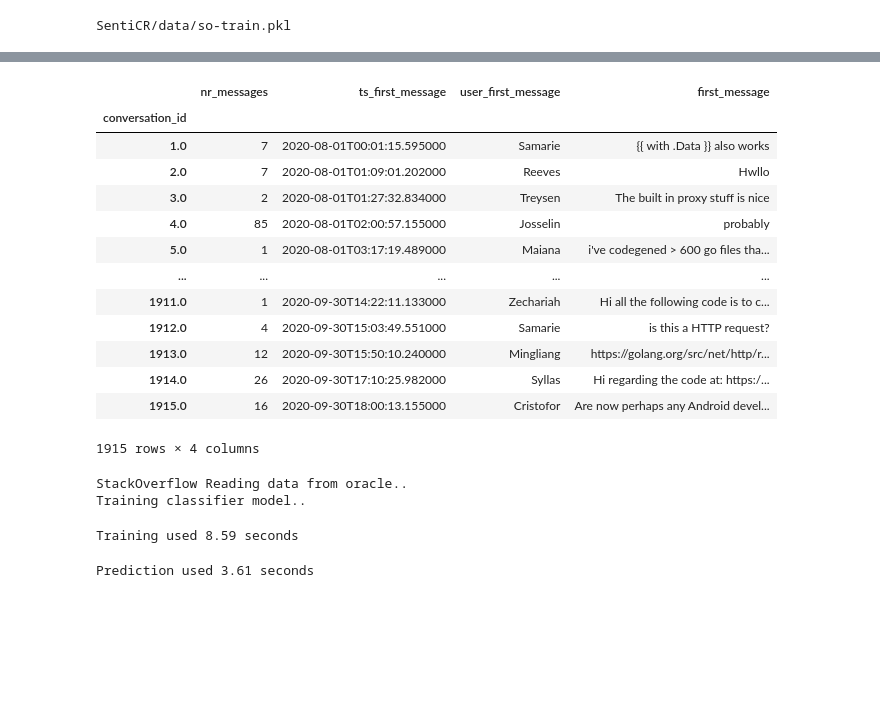
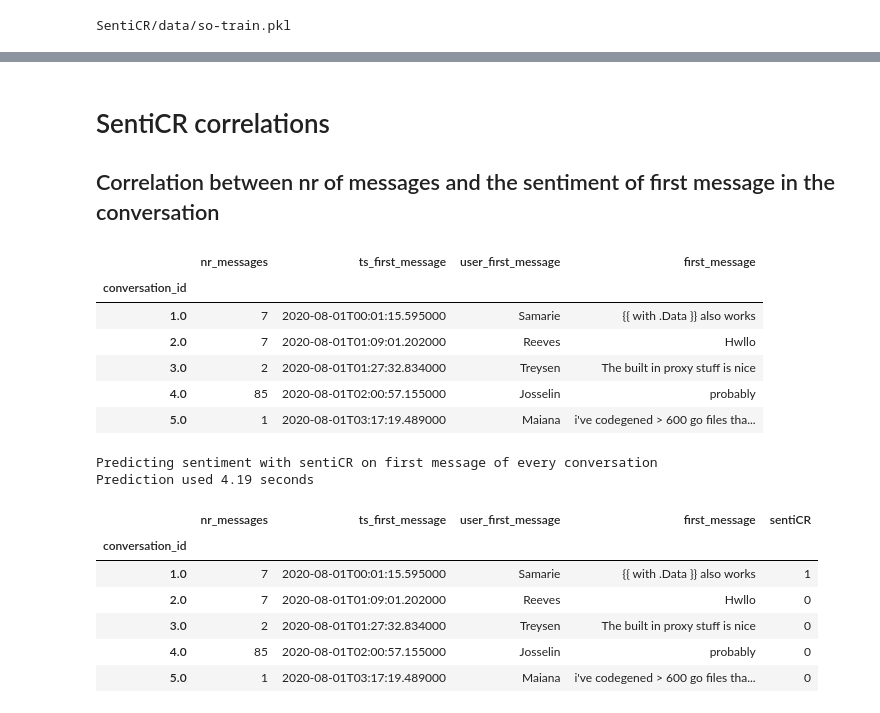
Before and after one commit to Tomgroot/empiricalSE, a Jupyter notebook: SentiScore.ipynb, the cells around one changed output, grey strips where cells are left out. Drawn from its saved outputs; the diff is of its cells as text; code cells hidden in the pictures; blank space fills up the shorter version.

Commit message:
Add sentiment 4SD model and clean up notebook

```diff
--- a/SentiScore.ipynb
+++ b/SentiScore.ipynb
@@ -6,4 +8,4 @@ SentiCR/data/so-train.pkl
 # %%
-df_original = pandas.read_xml('test.xml')
+df_original = pd.read_xml('test.xml')
 # %%
 df = df_original[4:].drop(['team_domain', 'channel_name', 'start_date', 'end_date'], axis=1)
@@ -25,0 +49,6 @@ df[df['conversation_id'] == 4.0]
+# %%
+df_senti4SD = df.copy()
+df_senti4SD = df_senti4SD.drop(['ts', 'conversation_id', 'user'], axis=1).rename(columns={"text": "Text"})
+df.index.name = 'ID'
+df_senti4SD.to_csv('df_senti4SD.csv',sep=';')
+df_senti4SD.head()
@@ -44,26 +91,17 @@ response_df
+# %% [markdown]
+# SentiCR correlations
+##  Correlation between nr of messages and the sentiment of first message in the conversation
 # %%
 first_message_df = df.sort_values(by=['ts']).groupby("conversation_id").first()
-count_and_text_df = response_df.join(first_message_df).rename(columns={"text": "first_message", "user": "user_first_message", "ts": "ts_first_message"})
+count_and_text_df = response_df.join(first_message_df)\
+.rename(columns={"text": "first_message", "user": "user_first_message", "ts": "ts_first_message"})
 # %%
-count_and_text_df
+count_and_text_df.head()
 # %% [output]
 |  | nr_messages | ts_first_message | user_first_message | first_message |
 | conversation_id |  |  |  |  |
 | 1.0 | 7 | 2020-08-01T00:01:15.595000 | Samarie | {{ with .Data }} also works |
 | 2.0 | 7 | 2020-08-01T01:09:01.202000 | Reeves | Hwllo |
 | 3.0 | 2 | 2020-08-01T01:27:32.834000 | Treysen | The built in proxy stuff is nice |
 | 4.0 | 85 | 2020-08-01T02:00:57.155000 | Josselin | probably |
 | 5.0 | 1 | 2020-08-01T03:17:19.489000 | Maiana | i've codegened > 600 go files tha... |
-| ... | ... | ... | ... | ... |
-| 1911.0 | 1 | 2020-09-30T14:22:11.133000 | Zechariah | Hi all the following code is to c... |
-| 1912.0 | 4 | 2020-09-30T15:03:49.551000 | Samarie | is this a HTTP request? |
-| 1913.0 | 12 | 2020-09-30T15:50:10.240000 | Mingliang | https://golang.org/src/net/http/r... |
-| 1914.0 | 26 | 2020-09-30T17:10:25.982000 | Syllas | Hi regarding the code at: https:/... |
-| 1915.0 | 16 | 2020-09-30T18:00:13.155000 | Cristofor | Are now perhaps any Android devel... |
-1915 rows × 4 columns
-# %%
-sentiment_analyzer=SentiCR()
-# %% [output]
-StackOverflow Reading data from oracle..
-Training classifier model..
-Training used 8.59 seconds
@@ -85,9 +108,20 @@ def predict_sentiCR(df):
-# %%
-predictions = predict_sentiCR(count_and_text_df)
-# %% [output]
-Prediction used 3.61 seconds
 # %%
+print("Predicting sentiment with sentiCR on first message of every conversation")
+predictions = predict_sentiCR(count_and_text_df)
 def Extract(lst):
     return [item[0] for item in lst]
 df_with_sentiment = count_and_text_df.copy()
 df_with_sentiment['sentiCR'] = Extract(predictions)
+# Replace 2 with -1 as 2 is negative according to this model
+df_with_sentiment['sentiCR'] = df_with_sentiment['sentiCR'].replace({2: -1})
+df_with_sentiment.head()
+# %% [output]
+Predicting sentiment with sentiCR on first message of every conversation
+Prediction used 4.19 seconds
+|  | nr_messages | ts_first_message | user_first_message | first_message | sentiCR |
+| conversation_id |  |  |  |  |  |
+| 1.0 | 7 | 2020-08-01T00:01:15.595000 | Samarie | {{ with .Data }} also works | 1 |
+| 2.0 | 7 | 2020-08-01T01:09:01.202000 | Reeves | Hwllo | 0 |
+| 3.0 | 2 | 2020-08-01T01:27:32.834000 | Treysen | The built in proxy stuff is nice | 0 |
+| 4.0 | 85 | 2020-08-01T02:00:57.155000 | Josselin | probably | 0 |
+| 5.0 | 1 | 2020-08-01T03:17:19.489000 | Maiana | i've codegened > 600 go files tha... | 0 |
```
Also changed, not shown: parts of 29 cells of this notebook, 5 other files.
